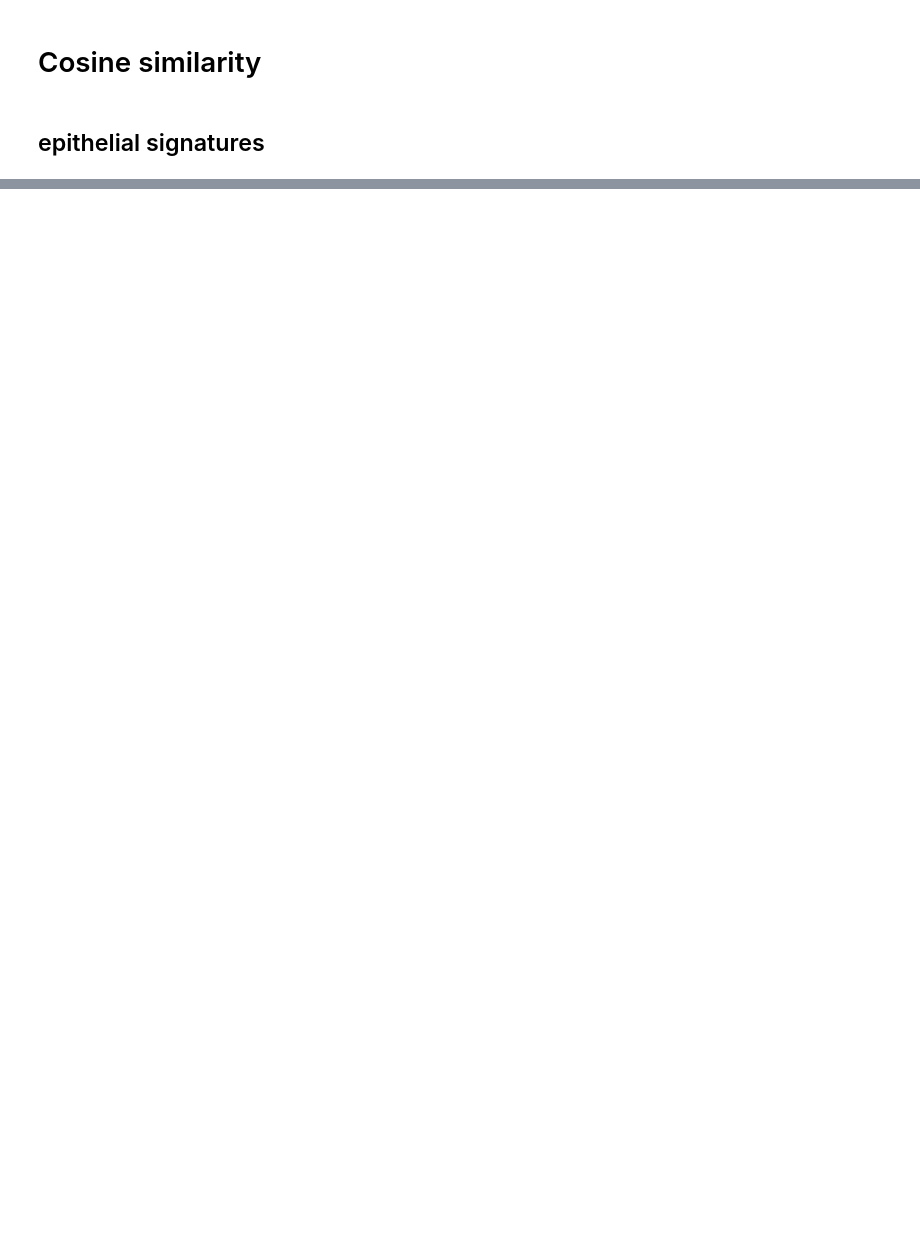
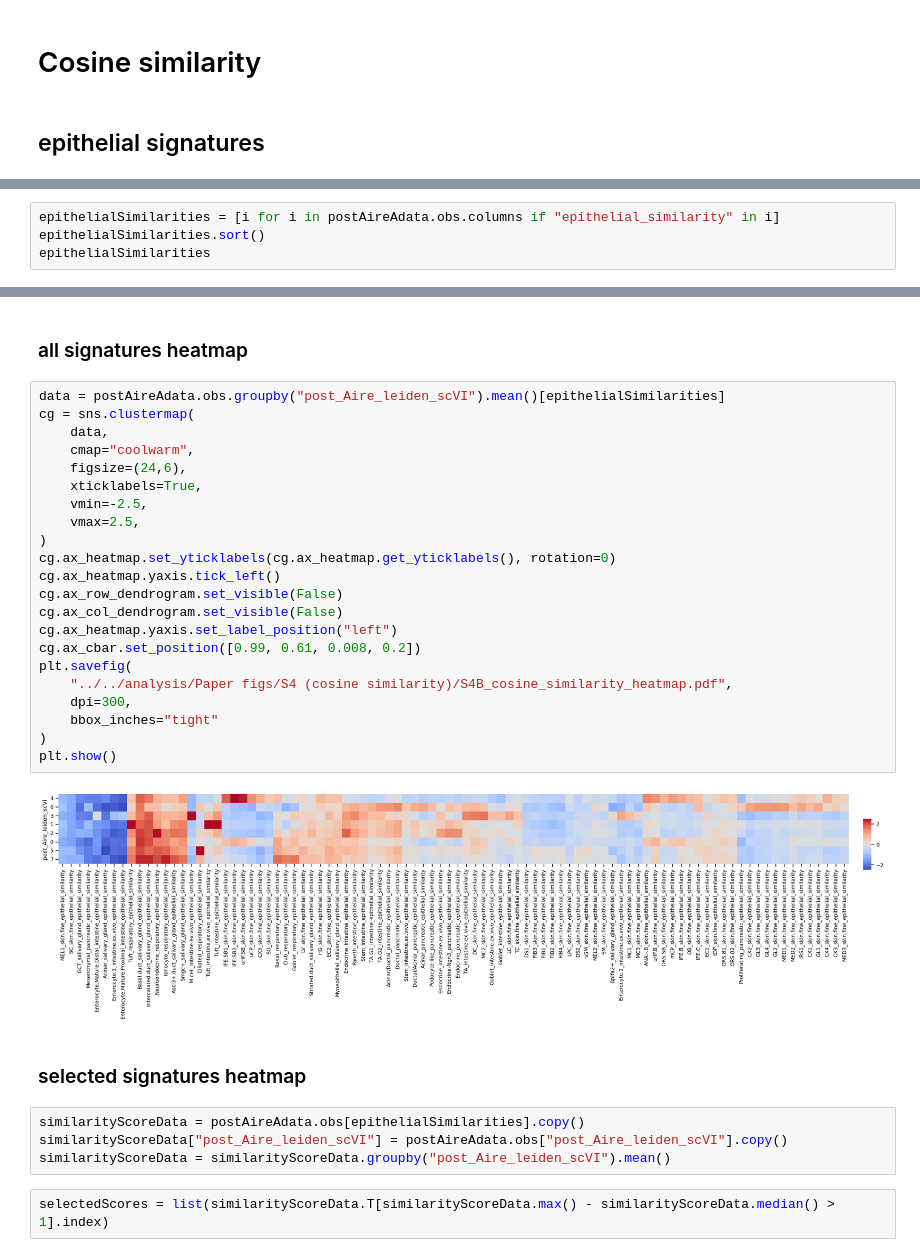
Before and after one commit to j-germino/M-cells, a Jupyter notebook: code/WT_AireKO_Fezf2_thymus/Cosine_similarity.ipynb, the cells around one changed output, grey strips where cells are left out. Saved outputs shown, nothing was run; the diff lists cells and outputs as text; blank space fills up the shorter version.

```diff
--- a/code/WT_AireKO_Fezf2_thymus/Cosine_similarity.ipynb
+++ b/code/WT_AireKO_Fezf2_thymus/Cosine_similarity.ipynb
@@ -122,0 +149,4 @@ Index(['IFE.C_skin.fine_epithelial_similarity',
+# %%
+epithelialSimilarities = [i for i in postAireAdata.obs.columns if "epithelial_similarity" in i]
+epithelialSimilarities.sort()
+epithelialSimilarities
@@ -122,0 +213,34 @@ Index(['IFE.C_skin.fine_epithelial_similarity',
+# %% [markdown]
+### all signatures heatmap
+# %%
+data = postAireAdata.obs.groupby("post_Aire_leiden_scVI").mean()[epithelialSimilarities]
+cg = sns.clustermap(
+    data,
+    cmap="coolwarm",
+    figsize=(24,6),
+    xticklabels=True,
+    vmin=-2.5,
+    vmax=2.5,
+)
+cg.ax_heatmap.set_yticklabels(cg.ax_heatmap.get_yticklabels(), rotation=0)
+cg.ax_heatmap.yaxis.tick_left()
+cg.ax_row_dendrogram.set_visible(False)
+cg.ax_col_dendrogram.set_visible(False)
+cg.ax_heatmap.yaxis.set_label_position("left")
+cg.ax_cbar.set_position([0.99, 0.61, 0.008, 0.2])
+plt.savefig(
+    "../../analysis/Paper figs/S4 (cosine similarity)/S4B_cosine_similarity_heatmap.pdf",
+    dpi=300,
+    bbox_inches="tight"
+)
+plt.show()
+# %% [output]
+[figure, added]
+# %% [markdown]
+### selected signatures heatmap
+# %%
+similarityScoreData = postAireAdata.obs[epithelialSimilarities].copy()
+similarityScoreData["post_Aire_leiden_scVI"] = postAireAdata.obs["post_Aire_leiden_scVI"].copy()
+similarityScoreData = similarityScoreData.groupby("post_Aire_leiden_scVI").mean()
+# %%
+selectedScores = list(similarityScoreData.T[similarityScoreData.max() - similarityScoreData.median() > 1].index)
```
Also changed, not shown: parts of 23 cells of this notebook, 8 other files.
